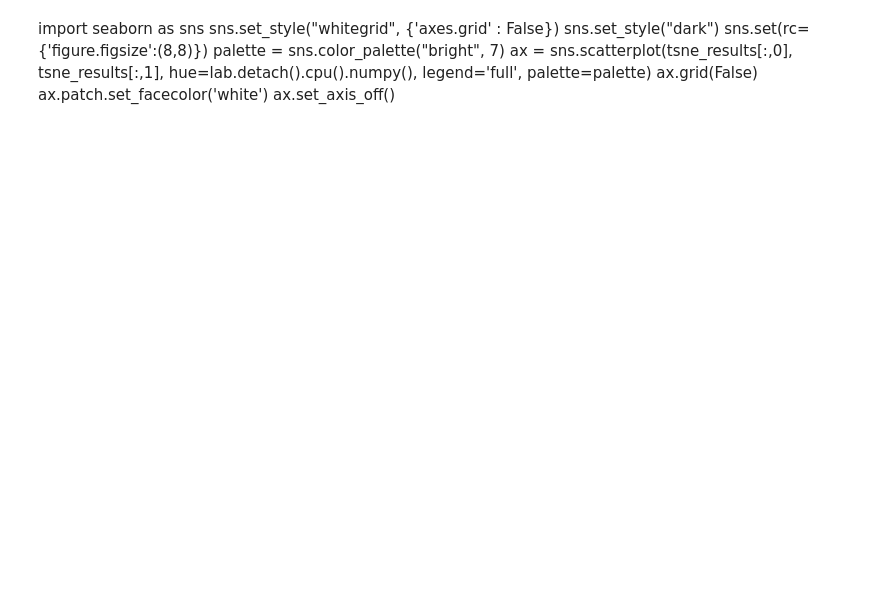
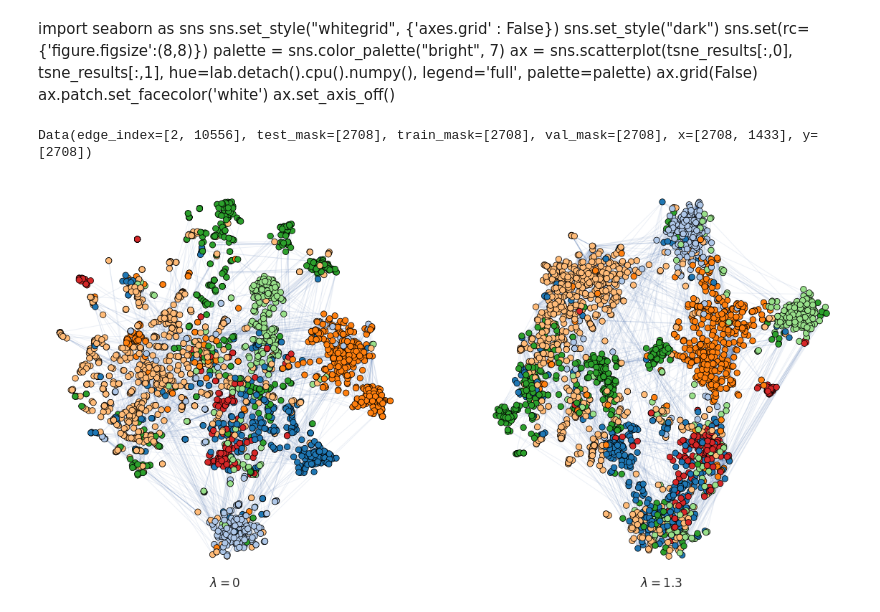
Before and after one commit to liaopeiyuan/GAL, a Jupyter notebook: benchmarks/Cora_visualization.ipynb, the cells around one changed output. Saved outputs shown, nothing was run; the diff lists cells and outputs as text; code cells hidden in the pictures; blank space fills up the shorter version.

```diff
--- a/benchmarks/Cora_visualization.ipynb
+++ b/benchmarks/Cora_visualization.ipynb
@@ -300,0 +306,8 @@ model_0 = sim(0)
+# %%
+L1 = 1
+L2 = 1
+L3 = 0
+
+model_135 = sim(L1)
+print("=====================")
+model_0 = sim(L3)
@@ -304,7 +335,7 @@ def feat(model):
 
     dataset = "Cora"
     path = osp.join('..', 'data', dataset)
-    dataset = Planetoid(path, dataset, T.NormalizeFeatures())
+    dataset = Planetoid(path, dataset, 'public', T.NormalizeFeatures())
     data = dataset[0]
     gdc = False
     if gdc:
@@ -340,12 +374,12 @@ feat135 = feat(model_135)
 # %%
 dataset = "Cora"
 path = osp.join('..', 'data', dataset)
-dataset = Planetoid(path, dataset, T.NormalizeFeatures())
+dataset = Planetoid(path, dataset, 'public', T.NormalizeFeatures())
 data = dataset[0]
 labels = data.y.detach().cpu().numpy()
 # %%
 from sklearn.manifold import TSNE
-tsne = TSNE(n_components=2, verbose=1, perplexity=100, n_iter=1300)
+tsne = TSNE(n_components=2, verbose=1, perplexity=100, n_iter=1500)
 tsne_0 = tsne.fit_transform(feat0.cpu().detach().numpy())
-tsne_1 = tsne.fit_transform(feat1.cpu().detach().numpy())
+#tsne_1 = tsne.fit_transform(feat1.cpu().detach().numpy())
 tsne_135 = tsne.fit_transform(feat135.cpu().detach().numpy())
@@ -361,6 +414,8 @@ ax.patch.set_facecolor('white')
 ax.set_axis_off()
 # %%
 data
+# %% [output]
+Data(edge_index=[2, 10556], test_mask=[2708], train_mask=[2708], val_mask=[2708], x=[2708, 1433], y=[2708])
 # %%
 import networkx as nx
 import seaborn as sns
@@ -386,35 +437,27 @@ for i in range(2708):
 # %%
 sns.set(rc={'figure.figsize':(20,10)})
 
 fig, axs = plt.subplots(ncols=2)
 
 palette = sns.color_palette("tab20",7)
 nx.draw_networkx_edges(G, pos0, alpha=0.1,edge_color='b',style='solid',ax=axs[0])
 sns.scatterplot(tsne_0[:,0], tsne_0[:,1], hue=labels, legend=None, palette=palette,ax=axs[0],s=70, edgecolor="black")
 
 axs[0].grid(False)
 axs[0].patch.set_facecolor('white')
 axs[0].set(xticks=[],yticks=[])
 axs[0].set_xlabel(r'$\lambda = 0$', fontsize=17)
 
-"""
-nx.draw_networkx_edges(G, pos1, alpha=0.1,edge_color='b',style='solid',ax=axs[1])
-sns.scatterplot(tsne_1[:,0], tsne_1[:,1], hue=labels, legend=None, palette=palette,ax=axs[1],s=70, edgecolor="black")
-
-axs[1].grid(False)
-axs[1].patch.set_facecolor('white')
-axs[1].set(xticks=[],yticks=[])
-axs[1].set_xlabel(r'$\lambda = 1.2$', fontsize=17)
-"""
-
 nx.draw_networkx_edges(G, pos135, alpha=0.1,edge_color='b',style='solid',ax=axs[1])
 sns.scatterplot(tsne_135[:,0], tsne_135[:,1], hue=labels, legend=None, palette=palette,ax=axs[1],s=70, edgecolor="black")
 
 axs[1].grid(False)
 axs[1].patch.set_facecolor('white')
 axs[1].set(xticks=[],yticks=[])
 axs[1].set_xlabel(r'$\lambda = 1.3$', fontsize=17)
 
 plt.show()
 
 fig.savefig('cora.pdf', bbox_inches='tight')
+# %% [output]
+[figure, added]
```
Also changed, not shown: parts of 9 cells of this notebook, 34 other files.
